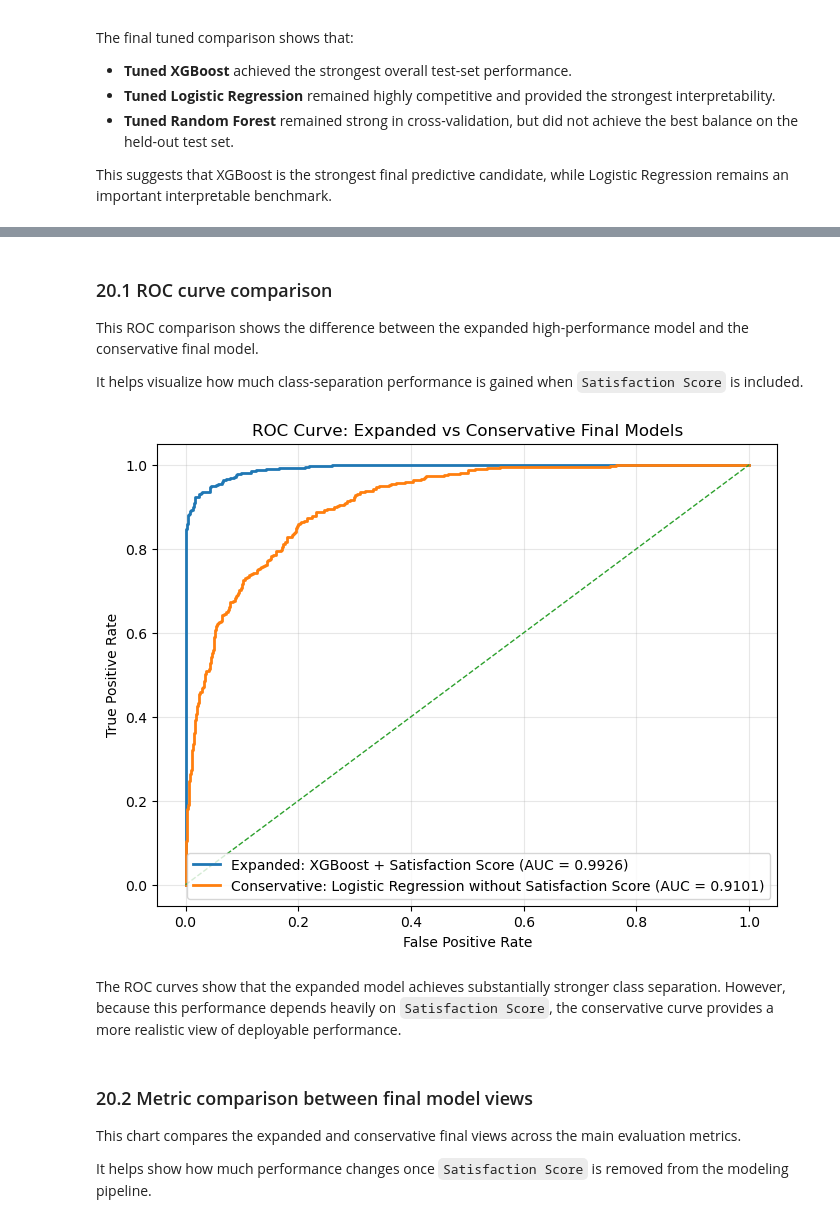
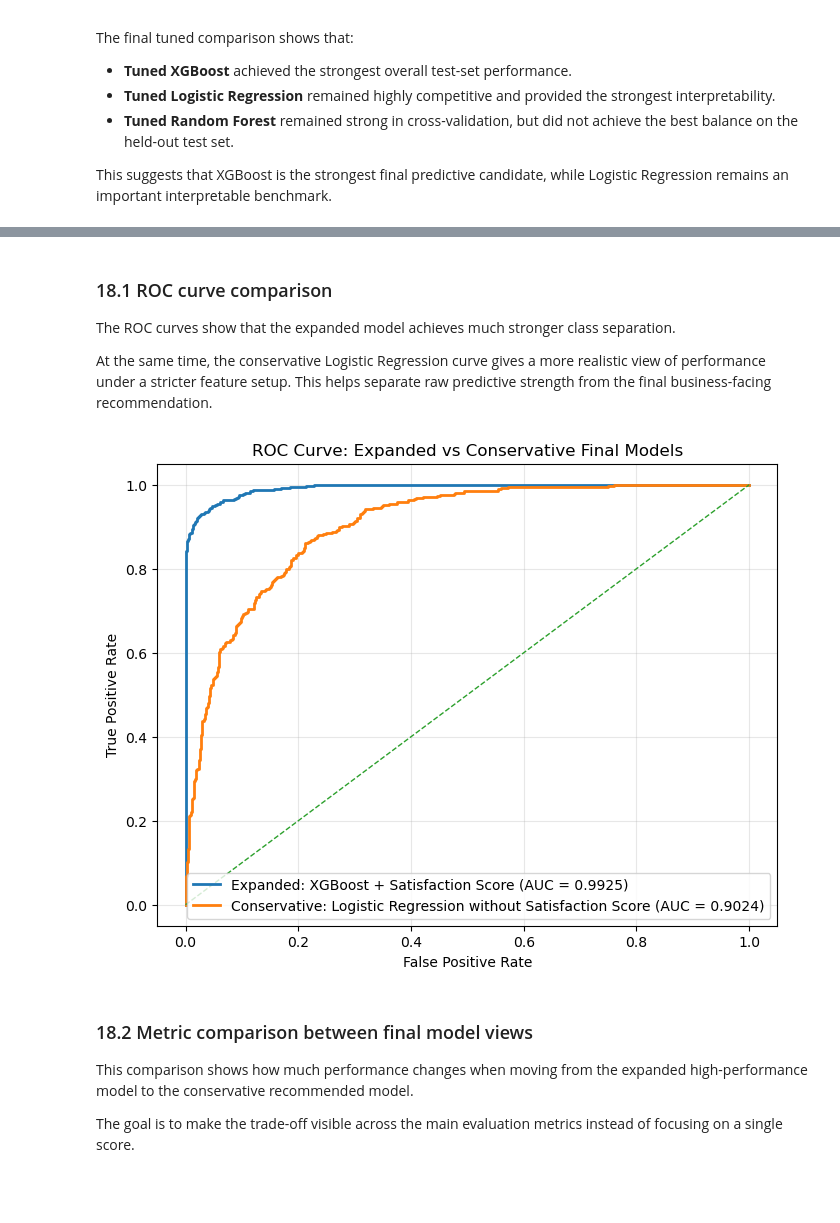
Before and after one commit to GulsaraMirzayeva/telco-churn-capstone, a Jupyter notebook: notebooks/06_model_tuning_and_final_selection.ipynb, the cells around one changed output, grey strips where cells are left out. Cells and saved outputs as stored; diff of their text form; code cells hidden in the pictures; blank space fills up the shorter version.

Commit message:
finalize tuning comparison and conservative model selection

```diff
--- a/notebooks/06_model_tuning_and_final_selection.ipynb
+++ b/notebooks/06_model_tuning_and_final_selection.ipynb
@@ -111,4 +113,12 @@ object_cols = df.select_dtypes(include="object").columns.tolist()
 df[object_cols] = df[object_cols].replace("None", np.nan)
 df[object_cols] = df[object_cols].replace(r"^\s*$", np.nan, regex=True)
 
-df[["Churn Label", "target_churn"]].sample(6)
+if {"Internet Service", "Internet Type"}.issubset(df.columns):
+    no_internet_mask = df["Internet Service"].eq("No") & df["Internet Type"].isna()
+    df.loc[no_internet_mask, "Internet Type"] = "No Internet"
+
+if "Internet Type" in df.columns:
+    df["Internet Type"] = df["Internet Type"].fillna("Missing")
+
+if "Offer" in df.columns:
+    df["Offer"] = df["Offer"].fillna("No Offer")
@@ -995,0 +1067,17 @@ ColumnTransformer(transformers=[('num',
+# %%
+best_logreg_model_ns = logreg_grid_ns.best_estimator_
+
+logreg_y_pred_ns = best_logreg_model_ns.predict(X_test_ns)
+logreg_y_proba_ns = best_logreg_model_ns.predict_proba(X_test_ns)[:, 1]
+
+logreg_no_sat_results = {
+    "model": "Retuned Logistic Regression (without Satisfaction Score)",
+    "best_cv_f1": logreg_grid_ns.best_score_,
+    "test_accuracy": accuracy_score(y_test_ns, logreg_y_pred_ns),
+    "test_precision": precision_score(y_test_ns, logreg_y_pred_ns),
+    "test_recall": recall_score(y_test_ns, logreg_y_pred_ns),
+    "test_f1": f1_score(y_test_ns, logreg_y_pred_ns),
+    "test_roc_auc": roc_auc_score(y_test_ns, logreg_y_proba_ns)
+}
+
+pd.DataFrame([logreg_no_sat_results]).round(4)
@@ -1169,5 +1117,0 @@ Pipeline(steps=[('preprocessor',
-# %%
-logreg_pipeline_ns.fit(X_train_ns, y_train_ns)
-
-logreg_y_pred_ns = logreg_pipeline_ns.predict(X_test_ns)
-logreg_y_proba_ns = logreg_pipeline_ns.predict_proba(X_test_ns)[:, 1]
@@ -1306,47 +1232,50 @@ The following visualizations are added after the conservative comparison to show
 # %% [markdown]
-### 20.1 ROC curve comparison
+### 18.1 ROC curve comparison
 
-This ROC comparison shows the difference between the expanded high-performance model and the conservative final model.
+The ROC curves show that the expanded model achieves much stronger class separation.
 
-It helps visualize how much class-separation performance is gained when `Satisfaction Score` is included.
+At the same time, the conservative Logistic Regression curve gives a more realistic view of performance under a stricter feature setup. This helps separate raw predictive strength from the final business-facing recommendation.
 # %%
 # Expanded final model
 fpr_exp, tpr_exp, _ = roc_curve(y_test, xgb_y_proba)
 roc_auc_exp = auc(fpr_exp, tpr_exp)
 
 # Conservative final model
 fpr_cons, tpr_cons, _ = roc_curve(y_test_ns, logreg_y_proba_ns)
 roc_auc_cons = auc(fpr_cons, tpr_cons)
 
 plt.figure(figsize=(8, 6))
+
 plt.plot(
-    fpr_exp, tpr_exp,
+    fpr_exp,
+    tpr_exp,
     linewidth=2,
     label=f"Expanded: XGBoost + Satisfaction Score (AUC = {roc_auc_exp:.4f})"
 )
+
 plt.plot(
-    fpr_cons, tpr_cons,
+    fpr_cons,
+    tpr_cons,
     linewidth=2,
     label=f"Conservative: Logistic Regression without Satisfaction Score (AUC = {roc_auc_cons:.4f})"
 )
+
 plt.plot([0, 1], [0, 1], linestyle="--", linewidth=1)
 
 plt.xlabel("False Positive Rate")
 plt.ylabel("True Positive Rate")
 plt.title("ROC Curve: Expanded vs Conservative Final Models")
 plt.legend(loc="lower right")
 plt.grid(True, alpha=0.3)
 plt.show()
 # %% [output]
-[figure, old version]
+[figure, new version]
-# %% [markdown]
-The ROC curves show that the expanded model achieves substantially stronger class separation. However, because this performance depends heavily on `Satisfaction Score`, the conservative curve provides a more realistic view of deployable performance.
 # %% [markdown]
-### 20.2 Metric comparison between final model views
+### 18.2 Metric comparison between final model views
 
-This chart compares the expanded and conservative final views across the main evaluation metrics.
+This comparison shows how much performance changes when moving from the expanded high-performance model to the conservative recommended model.
 
-It helps show how much performance changes once `Satisfaction Score` is removed from the modeling pipeline.
+The goal is to make the trade-off visible across the main evaluation metrics instead of focusing on a single score.
 # %%
 comparison_plot_df = pd.DataFrame({
     "metric": ["Accuracy", "Precision", "Recall", "F1-score", "ROC-AUC"],
```
Also changed, not shown: parts of 100 cells of this notebook, 3 other files.
